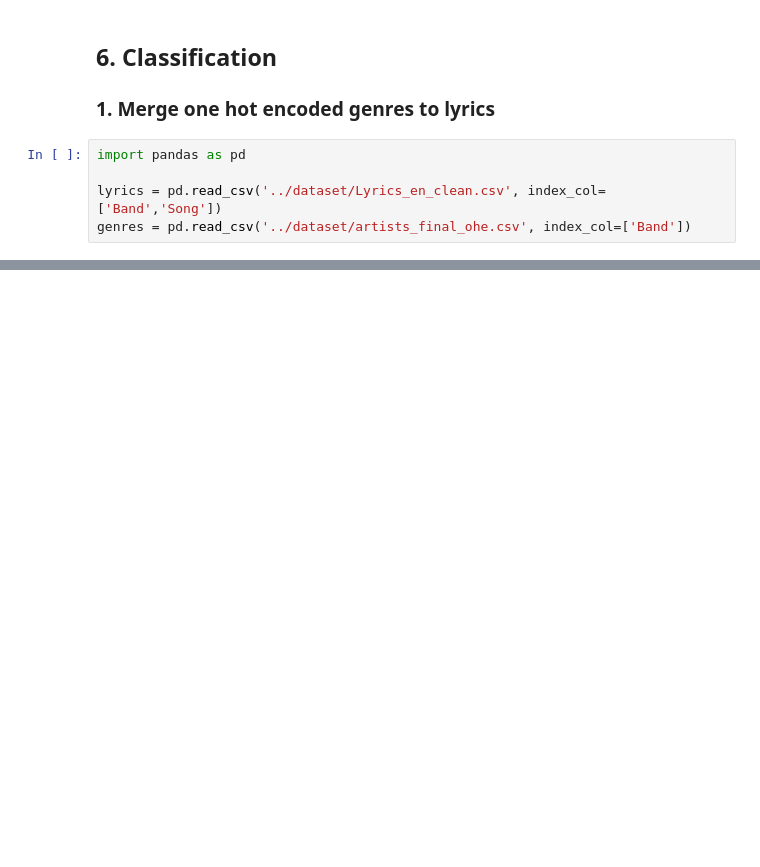
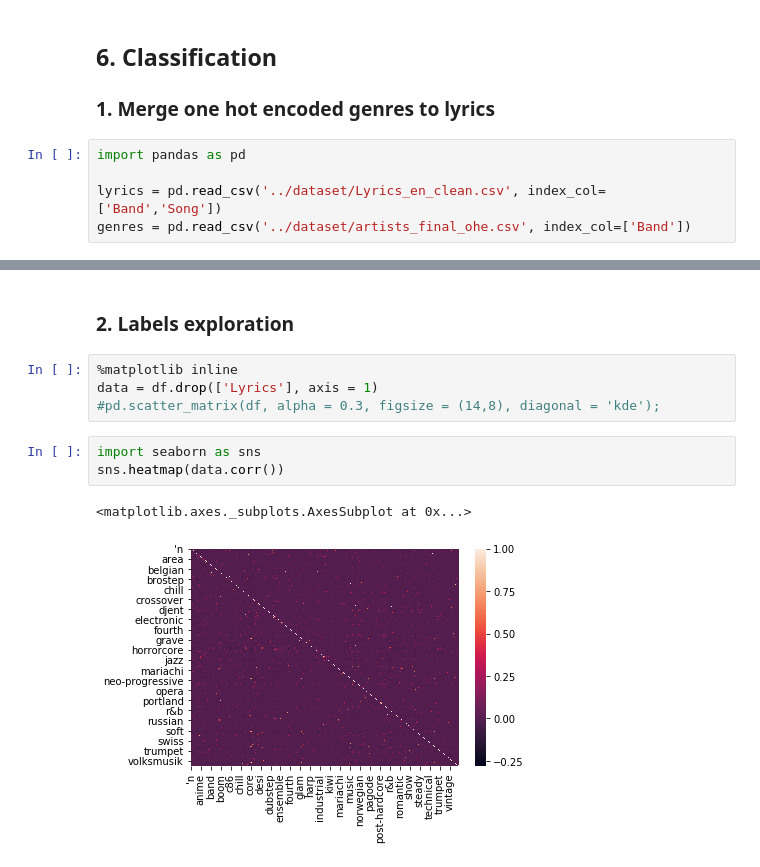
Before and after one commit to Hohenheimsenberg/LyricAnalyzer, a Jupyter notebook: 6.Classification.ipynb, the cells around one changed output, grey strips where cells are left out. Drawn from its saved outputs; the diff is of its cells as text; blank space fills up the shorter version.

```diff
--- a/6.Classification.ipynb
+++ b/6.Classification.ipynb
@@ -32,0 +15,12 @@ df
+# %% [markdown]
+### 2. Labels exploration
+# %%
+%matplotlib inline
+data = df.drop(['Lyrics'], axis = 1)
+#pd.scatter_matrix(df, alpha = 0.3, figsize = (14,8), diagonal = 'kde');
+# %%
+import seaborn as sns
+sns.heatmap(data.corr())
+# %% [output]
+<matplotlib.axes._subplots.AxesSubplot at 0x...>
+[figure, added]
```
Also changed, not shown: parts of 14 cells of this notebook, 3 other files.
